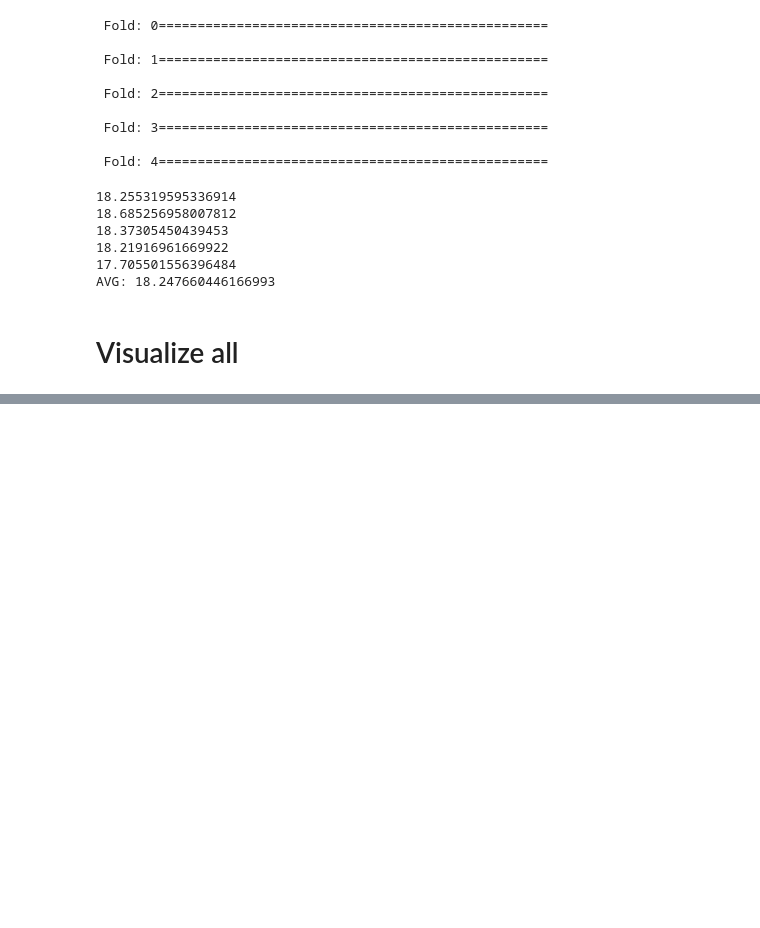
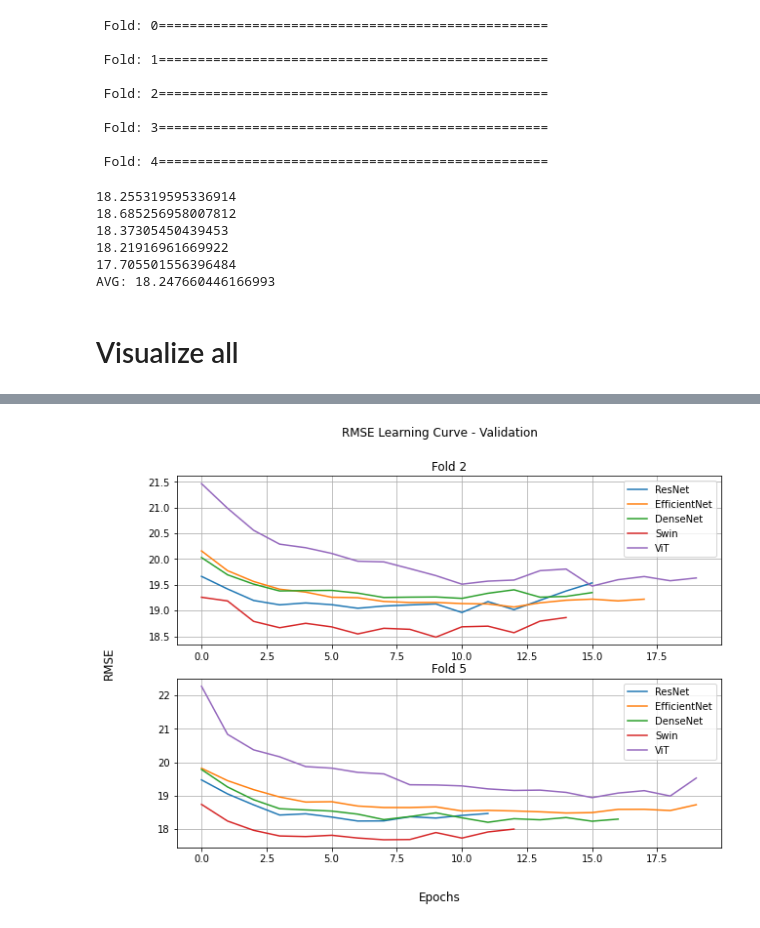
Before and after one commit to germayneng/pawnet, a Jupyter notebook: notebook/05a-pawnet-learning-curve-baseline-imagemodels.ipynb, the cells around one changed output, grey strips where cells are left out. Cells and saved outputs as stored; diff of their text form; code cells hidden in the pictures; blank space fills up the shorter version.

```diff
--- a/notebook/05a-pawnet-learning-curve-baseline-imagemodels.ipynb
+++ b/notebook/05a-pawnet-learning-curve-baseline-imagemodels.ipynb
@@ -465,21 +503,27 @@ NameError: name 'resnet_list' is not defined
 # %%
 fig,axes = plt.subplots(nrows=2, figsize=(10,7))
 fig.suptitle('RMSE Learning Curve - Validation')
 fig.supxlabel('Epochs')
 fig.supylabel('RMSE')
 
-axes[0].set_title("Resnet34")
-axes[0].plot(np.arange(len(resnet_list[0]["val_RMSE_loss"])),resnet_list[0]["val_RMSE_loss"])
-axes[0].plot(np.arange(len(resnet_list[1]["val_RMSE_loss"])),resnet_list[1]["val_RMSE_loss"])
-axes[0].plot(np.arange(len(resnet_list[2]["val_RMSE_loss"])),resnet_list[2]["val_RMSE_loss"])
-axes[0].plot(np.arange(len(resnet_list[3]["val_RMSE_loss"])),resnet_list[3]["val_RMSE_loss"])
-axes[0].plot(np.arange(len(resnet_list[4]["val_RMSE_loss"])),resnet_list[4]["val_RMSE_loss"])
+axes[0].set_title("Fold 2")
+axes[0].plot(np.arange(len(resnet_list[1]["val_RMSE_loss"])),resnet_list[1]["val_RMSE_loss"],label="ResNet")
+axes[0].plot(np.arange(len(ef_list[1]["val_RMSE_loss"])),ef_list[1]["val_RMSE_loss"],label="EfficientNet")
+axes[0].plot(np.arange(len(dense_list[1]["val_RMSE_loss"])),dense_list[1]["val_RMSE_loss"],label="DenseNet")
+axes[0].plot(np.arange(len(swin_base_list[1]["val_RMSE_loss"])),swin_base_list[1]["val_RMSE_loss"],label="Swin")
+axes[0].plot(np.arange(len(vit_list[1]["val_RMSE_loss"])),vit_list[1]["val_RMSE_loss"],label="ViT")
 axes[0].grid()
+axes[0].legend()
 
-axes[1].set_title("Vit-Tiny-224")
-axes[1].plot(np.arange(len(vit_list[0]["val_RMSE_loss"])),vit_list[0]["val_RMSE_loss"])
-axes[1].plot(np.arange(len(vit_list[1]["val_RMSE_loss"])),vit_list[1]["val_RMSE_loss"])
-axes[1].plot(np.arange(len(vit_list[2]["val_RMSE_loss"])),vit_list[2]["val_RMSE_loss"])
-axes[1].plot(np.arange(len(vit_list[3]["val_RMSE_loss"])),vit_list[3]["val_RMSE_loss"])
-axes[1].plot(np.arange(len(vit_list[4]["val_RMSE_loss"])),vit_list[4]["val_RMSE_loss"])
+axes[1].set_title("Fold 5")
+axes[1].plot(np.arange(len(resnet_list[4]["val_RMSE_loss"])),resnet_list[4]["val_RMSE_loss"],label="ResNet")
+axes[1].plot(np.arange(len(ef_list[4]["val_RMSE_loss"])),ef_list[4]["val_RMSE_loss"],label="EfficientNet")
+axes[1].plot(np.arange(len(dense_list[4]["val_RMSE_loss"])),dense_list[4]["val_RMSE_loss"],label="DenseNet")
+axes[1].plot(np.arange(len(swin_base_list[4]["val_RMSE_loss"])),swin_base_list[4]["val_RMSE_loss"],label="Swin")
+axes[1].plot(np.arange(len(vit_list[4]["val_RMSE_loss"])),vit_list[4]["val_RMSE_loss"],label="ViT")
 axes[1].grid()
+axes[1].legend()
+
+plt.savefig("validation_learning_curve.png")
+# %% [output]
+[figure, added]
```
Also changed, not shown: parts of 7 cells of this notebook, 1 other file.
